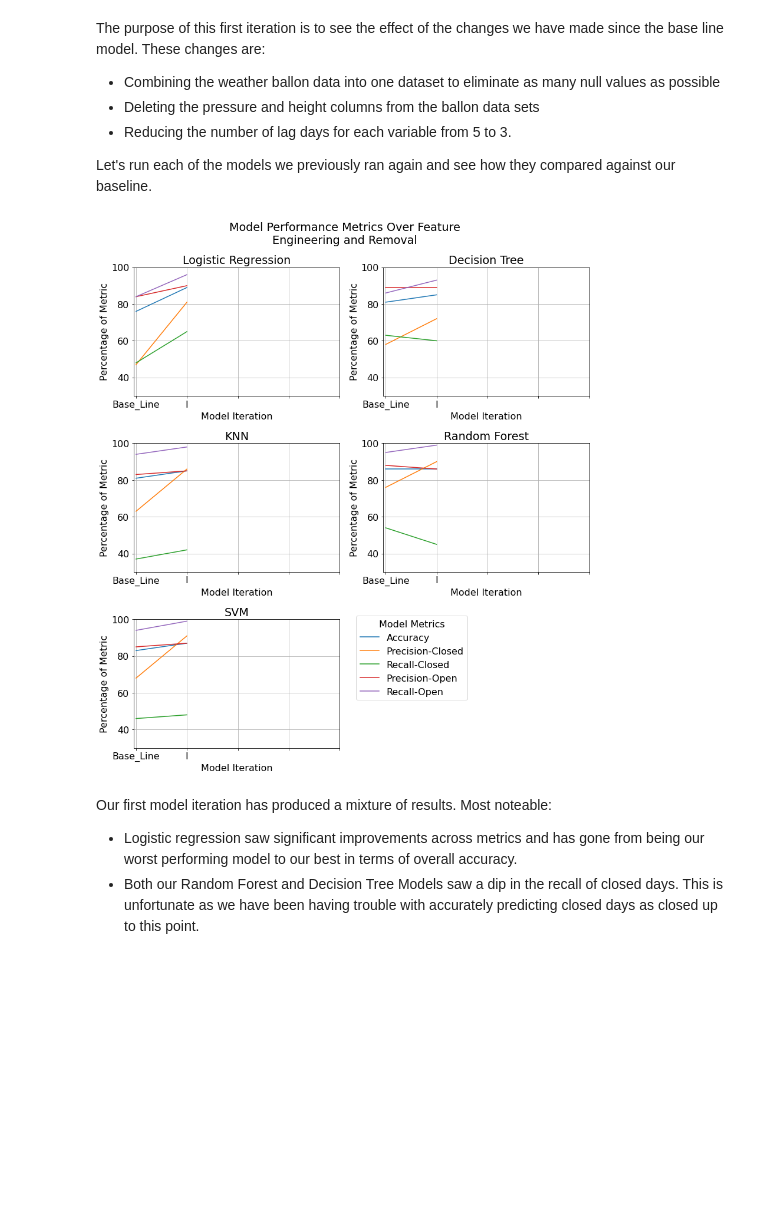
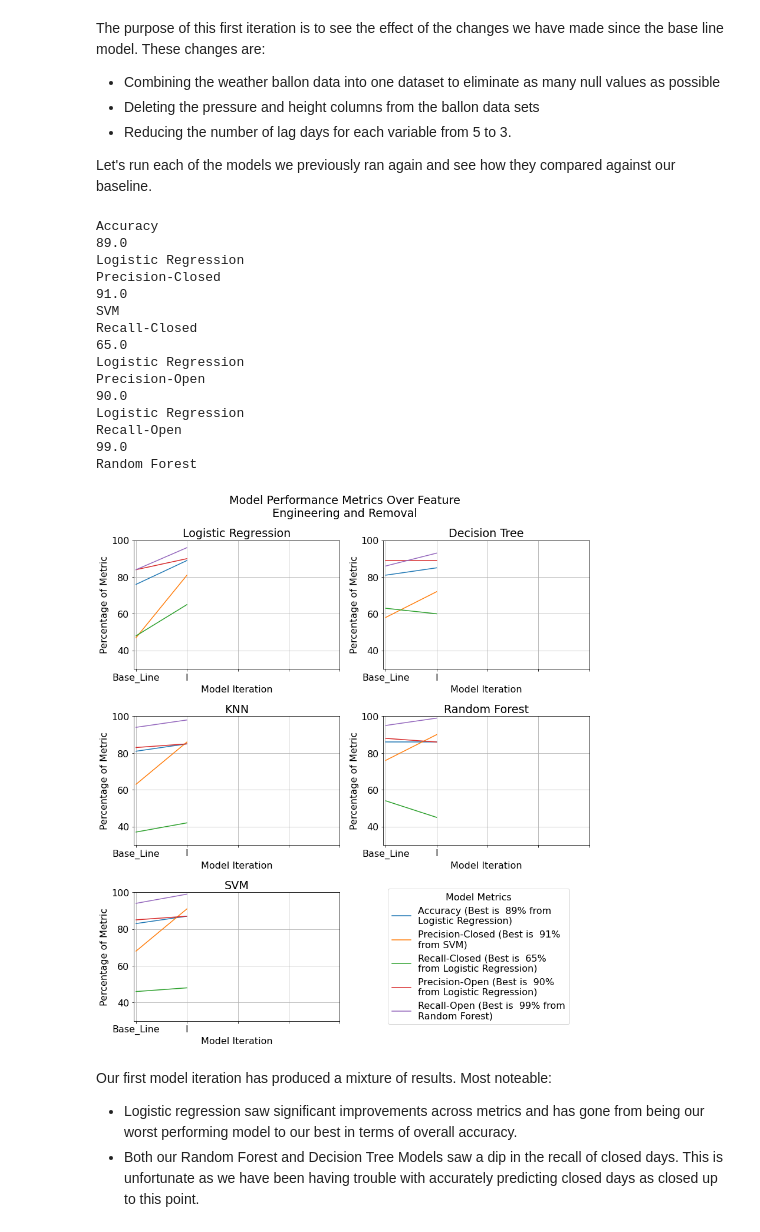
Before and after one commit to wjmatthews/wb_lift_openings, a Jupyter notebook: FeatureEngineeringAndModellingPartII.ipynb, the cells around one changed output. Cells and saved outputs as stored; diff of their text form; code cells hidden in the pictures; blank space fills up the shorter version.

```diff
--- a/FeatureEngineeringAndModellingPartII.ipynb
+++ b/FeatureEngineeringAndModellingPartII.ipynb
@@ -625,10 +628,29 @@ def plot_model_iterations(scores_df):
     # turn off the last axis to leave room for the legends
     flat_ax[-1].axis('off')
 
+    # update legend labels with best score and which model
+    for i, metric in enumerate(labels):
+
+        # get the index of the best row
+        index_best_row = df[metric].idxmax()
+
+        # get best score and best model name
+        best_score = df.loc[index_best_row, metric]
+        best_model = df.loc[index_best_row, 'Model Name']
+
+        # build string
+        new_label = f"{metric} (Best is {best_score: .0f}% from {best_model})"
+
+        # put string back into labels
+        labels[i] = new_label
+
+    # force labels for wrap in the legend
+    labels = [ '\n'.join(wrap(l, 30)) for l in labels]
+
     # add legend for  model metrics to figure
     fig.legend(handles, labels,
                title = 'Model Metrics',
-               bbox_to_anchor = (0.75, 0.3))
+               bbox_to_anchor = (0.95, 0.3))
 
     # align layout
     fig.tight_layout()
@@ -646,15 +670,31 @@ Let's run each of the models we previously ran again and see how they compared a
 # %%
 # run latest data against suite of models
 latest_scores = split_fit_score(peak_df, 'I')
 
 # add latest scores to our scores data frame
 scores_df = scores_df.append(pd.DataFrame(data = latest_scores,
-                              columns = scores_df.columns))
+                                          columns = scores_df.columns),
+                             ignore_index = True) # must reset index for plotting legend to work
 
 # plot our metric tracking graph
 plot_model_iterations(scores_df)
 # %% [output]
+Accuracy
+89.0
+Logistic Regression
+Precision-Closed
+91.0
+SVM
+Recall-Closed
+65.0
+Logistic Regression
+Precision-Open
+90.0
+Logistic Regression
+Recall-Open
+99.0
+Random Forest
-[figure, old version]
+[figure, new version]
 # %% [markdown]
 Our first model iteration has produced a mixture of results.  Most noteable:
 - Logistic regression saw significant improvements across metrics and has gone from being our worst performing model to our best in terms of overall accuracy.
```
Also changed, not shown: parts of 18 cells of this notebook, 1 other file.
